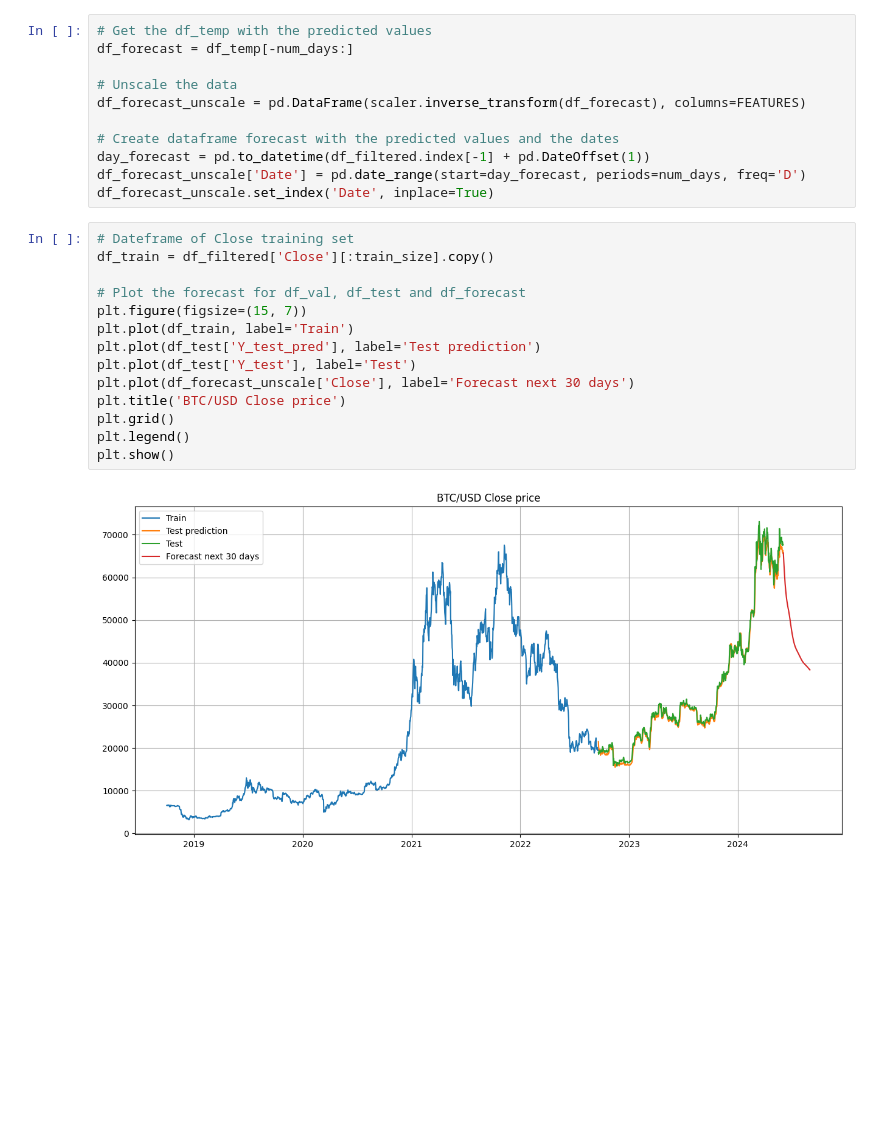
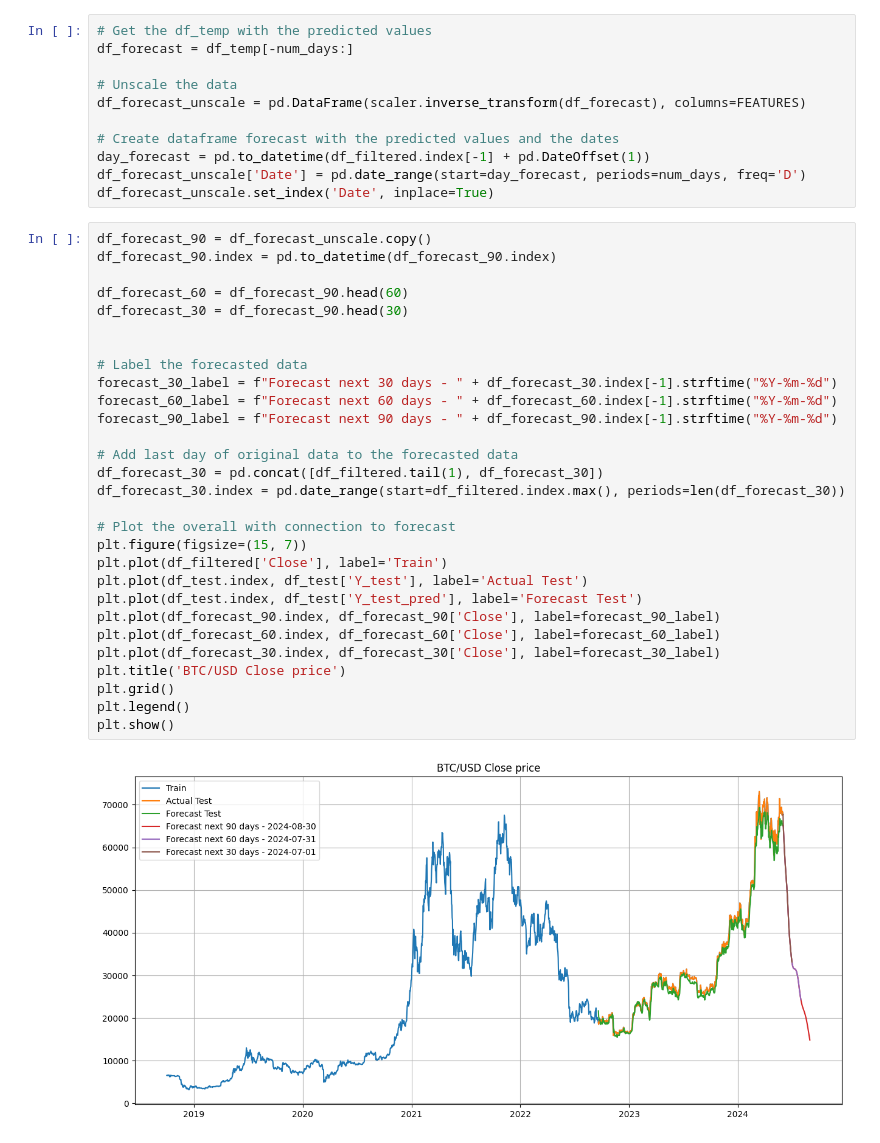
Before and after one commit to lequokhanh/IS403_O22_HTCL_07, a Jupyter notebook: Models/RNN/BTC/RNN-70-30.ipynb, the cells around one changed output. Cells and saved outputs as stored; diff of their text form; blank space fills up the shorter version.

Commit message:
Update dataset file path and complete 30-60-90-day prediction in VAR,RNN notebooks

```diff
--- a/Models/RNN/BTC/RNN-70-30.ipynb
+++ b/Models/RNN/BTC/RNN-70-30.ipynb
@@ -398,22 +398,37 @@ df_forecast_unscale = pd.DataFrame(scaler.inverse_transform(df_forecast), column
 day_forecast = pd.to_datetime(df_filtered.index[-1] + pd.DateOffset(1))
 df_forecast_unscale['Date'] = pd.date_range(start=day_forecast, periods=num_days, freq='D')
 df_forecast_unscale.set_index('Date', inplace=True)
-# %%
-# Dateframe of Close training set
-df_train = df_filtered['Close'][:train_size].copy()
-
-# Plot the forecast for df_val, df_test and df_forecast
-plt.figure(figsize=(15, 7))
-plt.plot(df_train, label='Train')
-plt.plot(df_test['Y_test_pred'], label='Test prediction')
-plt.plot(df_test['Y_test'], label='Test')
-plt.plot(df_forecast_unscale['Close'], label='Forecast next 30 days')
-plt.title('BTC/USD Close price')
-plt.grid()
-plt.legend()
-plt.show()
-# %% [output]
-[figure, removed]
+# %%
+df_forecast_90 = df_forecast_unscale.copy()
+df_forecast_90.index = pd.to_datetime(df_forecast_90.index)
+
+df_forecast_60 = df_forecast_90.head(60)
+df_forecast_30 = df_forecast_90.head(30)
+
+
+# Label the forecasted data
+forecast_30_label = f"Forecast next 30 days - " + df_forecast_30.index[-1].strftime("%Y-%m-%d")
+forecast_60_label = f"Forecast next 60 days - " + df_forecast_60.index[-1].strftime("%Y-%m-%d")
+forecast_90_label = f"Forecast next 90 days - " + df_forecast_90.index[-1].strftime("%Y-%m-%d")
+
+# Add last day of original data to the forecasted data
+df_forecast_30 = pd.concat([df_filtered.tail(1), df_forecast_30])
+df_forecast_30.index = pd.date_range(start=df_filtered.index.max(), periods=len(df_forecast_30))
+
+# Plot the overall with connection to forecast
+plt.figure(figsize=(15, 7))
+plt.plot(df_filtered['Close'], label='Train')
+plt.plot(df_test.index, df_test['Y_test'], label='Actual Test')
+plt.plot(df_test.index, df_test['Y_test_pred'], label='Forecast Test')
+plt.plot(df_forecast_90.index, df_forecast_90['Close'], label=forecast_90_label)
+plt.plot(df_forecast_60.index, df_forecast_60['Close'], label=forecast_60_label)
+plt.plot(df_forecast_30.index, df_forecast_30['Close'], label=forecast_30_label)
+plt.title('BTC/USD Close price')
+plt.grid()
+plt.legend()
+plt.show()
+# %% [output]
+[figure, added]
 # %%
 # Model Evaluation
 def calculate_metrics(y_true, y_pred):
```
Also changed, not shown: parts of 5 cells of this notebook, 20 other files.
